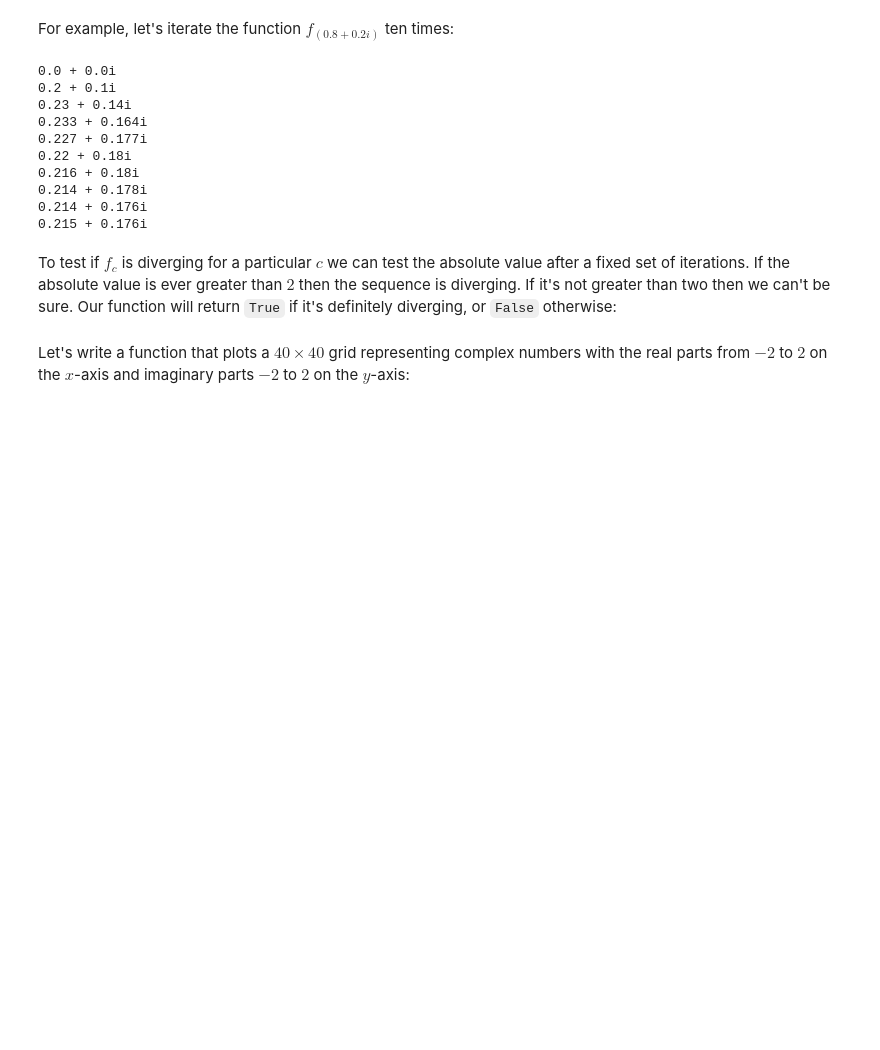
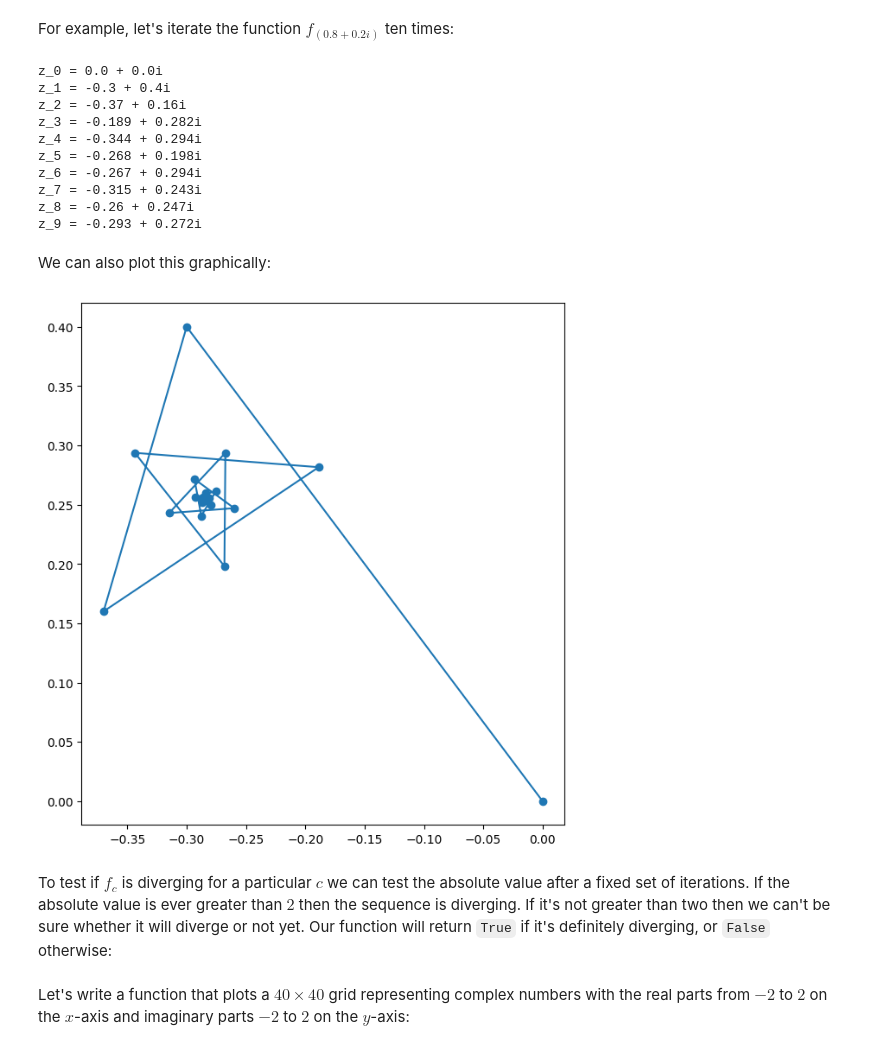
Before and after one commit to georgek/notebooks, a Jupyter notebook: mandelbrot.ipynb, the cells around one changed output. Drawn from its saved outputs; the diff is of its cells as text; code cells hidden in the pictures; blank space fills up the shorter version.

Commit message:
Draw Mandelbrot set with matplotlib

```diff
--- a/mandelbrot.ipynb
+++ b/mandelbrot.ipynb
@@ -1,5 +1,12 @@
 # %% [markdown]
 # Mandelbrot set
+# %%
+%matplotlib inline
+import matplotlib.pyplot as plt
+import matplotlib.image as mpimg
+import numpy as np
+plt.rcParams["figure.figsize"] = [24, 8]
+plt.rcParams["figure.dpi"] = 100
 # %% [markdown]
 The Mandelbrot set consists of the set of all complex numbers $c$ for which the function $f_c(z) = z^2 + c$ does not diverge when iterated from $0$.  We'll write a function in Python which takes a complex number $c$ and returns the function $f_c$.
 # %%
@@ -8,24 +15,37 @@ def f(c):
 # %% [markdown]
 For example, let's iterate the function $f_{(0.8+0.2i)}$ ten times:
 # %%
-fc = f(0.2 + 0.1j)
+fc = f(-0.3 + 0.4j)
 z = 0 + 0j
-for _ in range(10):
-    print(f"{z.real:0.3} + {z.imag:0.3}i")
+for iteration in range(10):
+    print(f"z_{iteration} = {z.real:0.3} + {z.imag:0.3}i")
     z = fc(z)
 # %% [output]
-0.0 + 0.0i
-0.2 + 0.1i
-0.23 + 0.14i
-0.233 + 0.164i
-0.227 + 0.177i
-0.22 + 0.18i
-0.216 + 0.18i
-0.214 + 0.178i
-0.214 + 0.176i
-0.215 + 0.176i
+z_0 = 0.0 + 0.0i
+z_1 = -0.3 + 0.4i
+z_2 = -0.37 + 0.16i
+z_3 = -0.189 + 0.282i
+z_4 = -0.344 + 0.294i
+z_5 = -0.268 + 0.198i
+z_6 = -0.267 + 0.294i
+z_7 = -0.315 + 0.243i
+z_8 = -0.26 + 0.247i
+z_9 = -0.293 + 0.272i
+# %% [markdown]
+We can also plot this graphically:
+# %%
+z = 0 + 0j
+zs = []
+for _ in range(50):
+    zs.append(z)
+    z = fc(z)
+
+plt.plot([z.real for z in zs], [z.imag for z in zs], "-o")
+plt.gca().set_aspect("equal")
+# %% [output]
+[figure, added]
 # %% [markdown]
-To test if $f_c$ is diverging for a particular $c$ we can test the absolute value after a fixed set of iterations.  If the absolute value is ever greater than $2$ then the sequence is diverging.  If it's not greater than two then we can't be sure.  Our function will return `True` if it's definitely diverging, or `False` otherwise:
+To test if $f_c$ is diverging for a particular $c$ we can test the absolute value after a fixed set of iterations.  If the absolute value is ever greater than $2$ then the sequence is diverging.  If it's not greater than two then we can't be sure whether it will diverge or not yet.  Our function will return `True` if it's definitely diverging, or `False` otherwise:
 # %%
 def is_diverging(c, iterations):
     fc = f(c)
```
Also changed, not shown: parts of 20 cells of this notebook, 1 other file.
